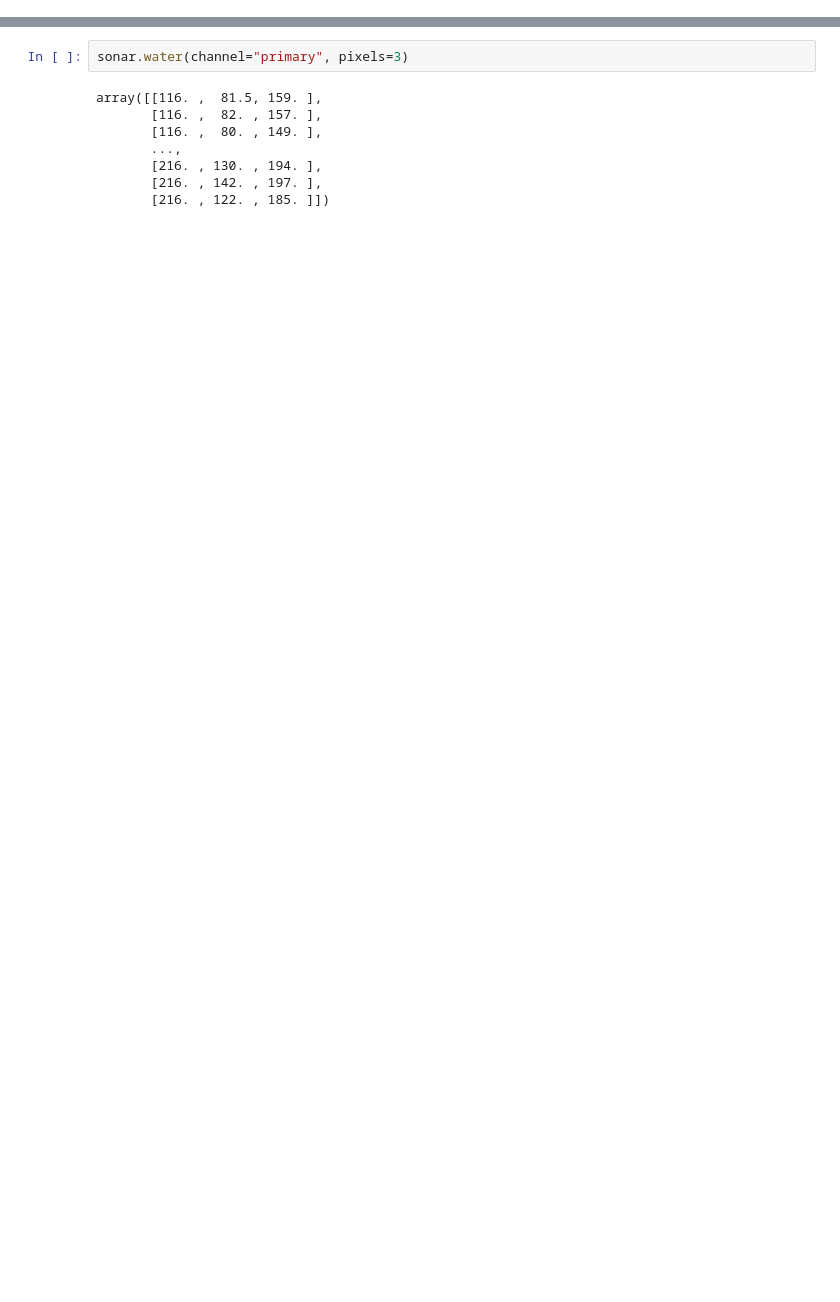
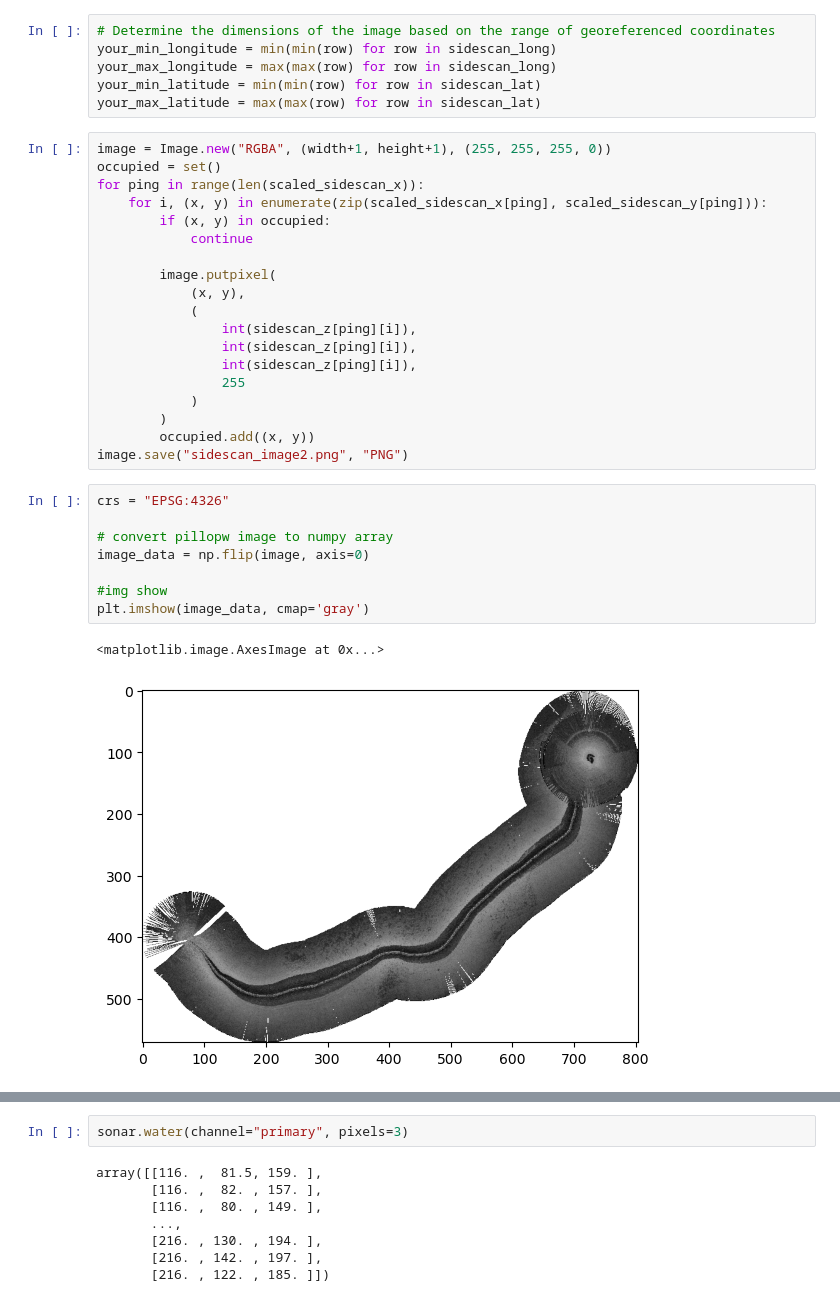
Before and after one commit to louisfacun/lowrance-sonar-data-explorer, a Jupyter notebook: run_sonarlight.ipynb, the cells around one changed output, grey strips where cells are left out. Drawn from its saved outputs; the diff is of its cells as text; blank space fills up the shorter version.

```diff
--- a/run_sonarlight.ipynb
+++ b/run_sonarlight.ipynb
@@ -34,0 +138,36 @@ plt.scatter(mosaic.x[::10],
+# %%
+# Determine the dimensions of the image based on the range of georeferenced coordinates
+your_min_longitude = min(min(row) for row in sidescan_long)
+your_max_longitude = max(max(row) for row in sidescan_long)
+your_min_latitude = min(min(row) for row in sidescan_lat)
+your_max_latitude = max(max(row) for row in sidescan_lat)
+# %%
+image = Image.new("RGBA", (width+1, height+1), (255, 255, 255, 0))
+occupied = set()
+for ping in range(len(scaled_sidescan_x)):
+    for i, (x, y) in enumerate(zip(scaled_sidescan_x[ping], scaled_sidescan_y[ping])):
+        if (x, y) in occupied:
+            continue
+
+        image.putpixel(
+            (x, y),
+            (
+                int(sidescan_z[ping][i]),
+                int(sidescan_z[ping][i]),
+                int(sidescan_z[ping][i]),
+                255
+            )
+        )
+        occupied.add((x, y))
+image.save("sidescan_image2.png", "PNG")
+# %%
+crs = "EPSG:4326"
+
+# convert pillopw image to numpy array
+image_data = np.flip(image, axis=0)
+
+#img show
+plt.imshow(image_data, cmap='gray')
+# %% [output]
+<matplotlib.image.AxesImage at 0x...>
+[figure, added]
```
Also changed, not shown: parts of 29 cells of this notebook.
